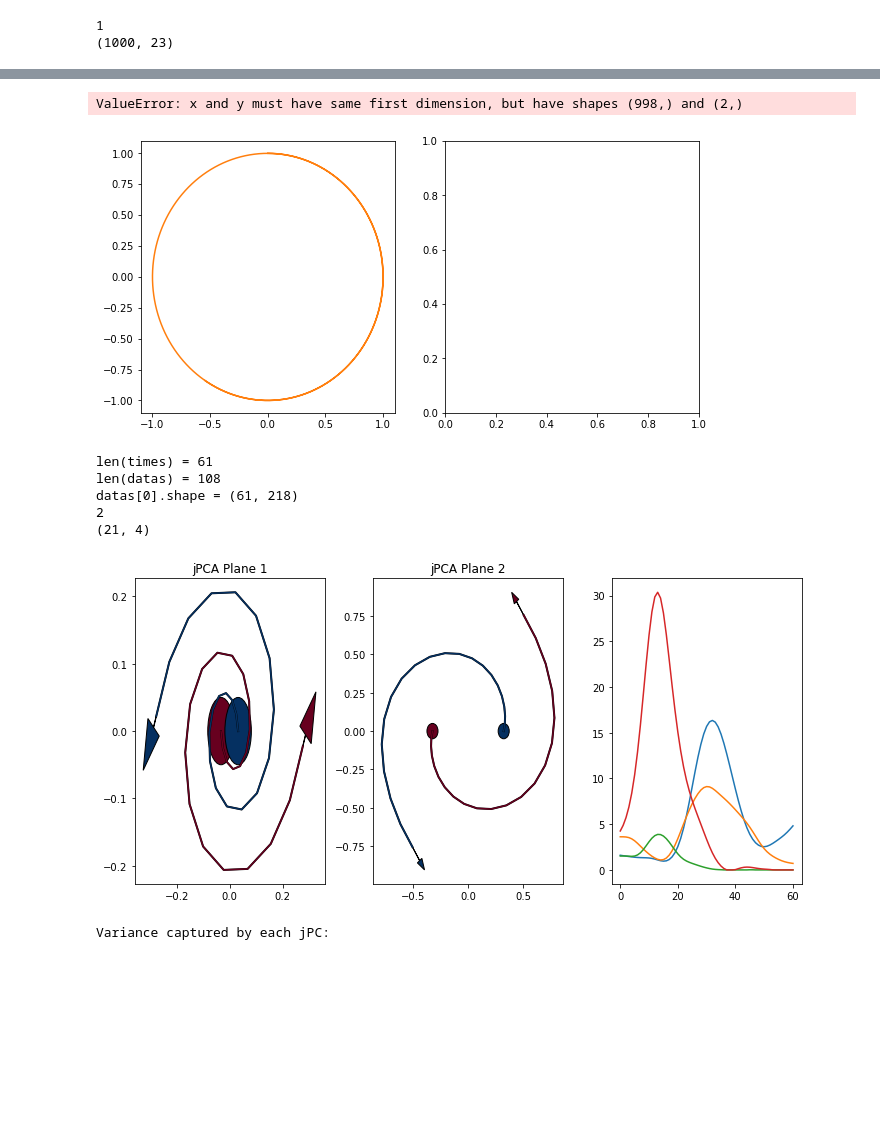
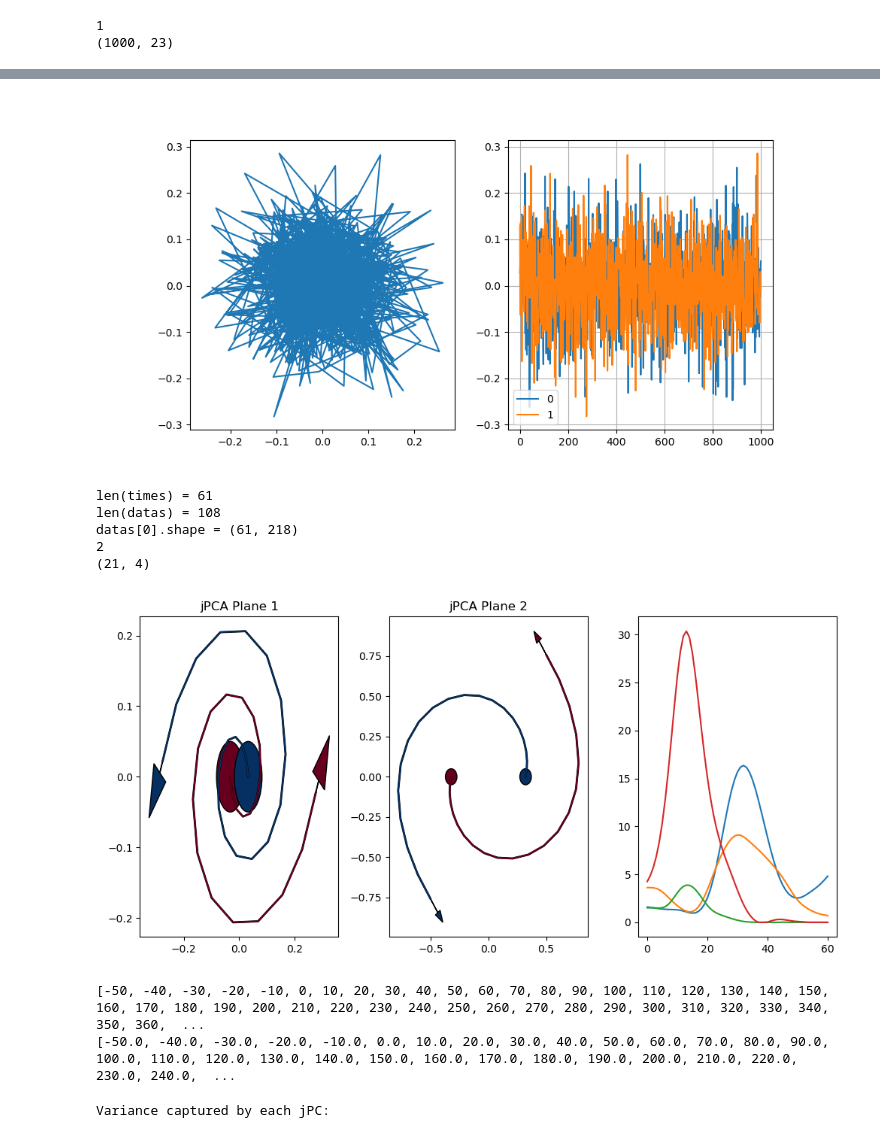
Before and after one commit to barrackHa/jPCA, a Jupyter notebook: sim_jPCA_.ipynb, the cells around one changed output, grey strips where cells are left out. Saved outputs shown, nothing was run; the diff lists cells and outputs as text; code cells hidden in the pictures; blank space fills up the shorter version.

```diff
--- a/sim_jPCA_.ipynb
+++ b/sim_jPCA_.ipynb
@@ -49,22 +51,22 @@ ax.plot3D(x, y, z)
 # %%
 n = 1000
-t = np.linspace(0, 10, n)
+t = np.linspace(0, 1000, n)
 times = list(t)
 extra_dims = 20
-cycle = t / (1 * np.pi)
+cycle = t * 2.5 * np.pi/ (t[-1])
 datas = []
 
-for _ in range(108):
-    x = np.sin(t) #+ np.random.normal(0, 0.1, n)
-    y = np.cos(t) #+ np.random.normal(0, 0.1, n)
-    z = t #+ np.random.normal(0.1, 0.01, n)
-    # tmp = np.hstack(
-    #     (np.array([x, y, z]).T,
-    #     np.random.multivariate_normal(
-    #         np.zeros(extra_dims)*0.01,np.eye(extra_dims),t.shape[0]
-    #     ))
-    # )
-    tmp = np.array([x, y, z]).T
+for _ in range(2):
+    x = np.sin(cycle) + np.random.normal(0, 0.01, n)
+    y = np.cos(cycle) + np.random.normal(0, 0.01, n)
+    z = t + np.random.normal(0, 0.01, n)
+    tmp = np.hstack(
+        (np.array([x, y, z]).T,
+        np.random.multivariate_normal(
+            np.zeros(extra_dims)*0.01,np.eye(extra_dims),t.shape[0]
+        ))
+    )
+    # tmp = np.array([x, y, z]).T
     # tmp = np.hstack((
     #     np.array([x, y, z]).T,
     #     np.zeros((t.shape[0],extra_dims))
@@ -117,15 +148,14 @@ projected[0].shape = (2, 2)
 # %%
 fig, axes = plt.subplots(1,2 , figsize=(10, 5))
 axes[0].plot(projected[0][:, 0], projected[0][:, 1])
-axes[0].plot(x, y)
+# axes[0].plot(x, y)
 for i in range(2):
-    axes[1].plot(t[:-2], projected[0][:, i], label=f'{i}')
+    axes[1].plot(projected[0][:, i], label=f'{i}')
 axes[1].grid()
 axes[1].legend()
 plt.show()
 # %% [output]
-ValueError: x and y must have same first dimension, but have shapes (998,) and (2,)
-[figure, old version]
+[figure, new version]
 # %%
 # Load publicly available data from Mark Churchland's group
 path = "exampleData.mat"
@@ -165,7 +195,13 @@ len(datas) = 108
 datas[0].shape = (61, 218)
 2
 (21, 4)
-[figure, old version]
+[figure, new version]
+# %%
+print(times)
+print(list(np.linspace(-50, 550, len(times), dtype=int)))
+# %% [output]
+[-50, -40, -30, -20, -10, 0, 10, 20, 30, 40, 50, 60, 70, 80, 90, 100, 110, 120, 130, 140, 150, 160, 170, 180, 190, 200, 210, 220, 230, 240, 250, 260, 270, 280, 290, 300, 310, 320, 330, 340, 350, 360,  ...
+[-50.0, -40.0, -30.0, -20.0, -10.0, 0.0, 10.0, 20.0, 30.0, 40.0, 50.0, 60.0, 70.0, 80.0, 90.0, 100.0, 110.0, 120.0, 130.0, 140.0, 150.0, 160.0, 170.0, 180.0, 190.0, 200.0, 210.0, 220.0, 230.0, 240.0,  ...
 # %%
 # Here's how we would get the variance of first plane:
 print("Variance captured by each jPC:")
```
Also changed, not shown: parts of 7 cells of this notebook, 2 other files.
